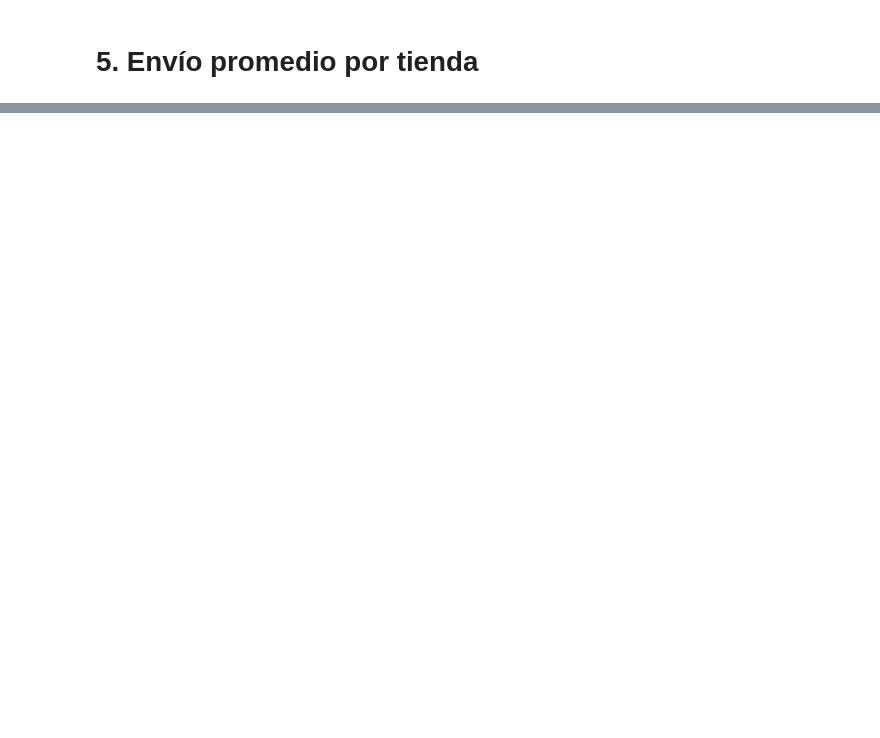
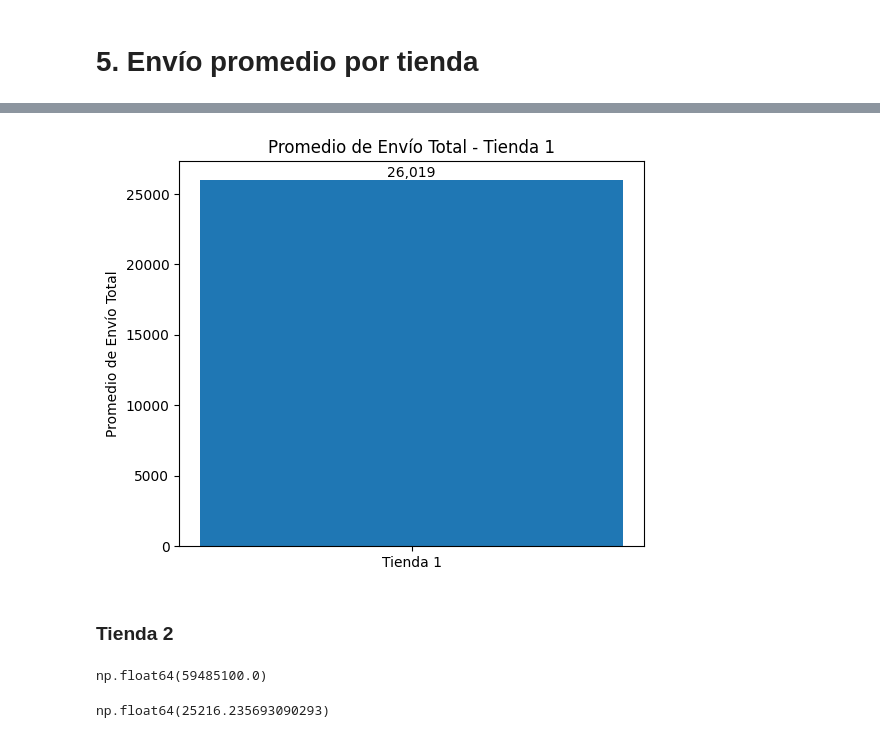
Before and after one commit to FernandoC1998/AluraStore_FCG, a Jupyter notebook: AluraStoreLatam.ipynb, the cells around one changed output, grey strips where cells are left out. Drawn from its saved outputs; the diff is of its cells as text; code cells hidden in the pictures; blank space fills up the shorter version.

```diff
--- a/AluraStoreLatam.ipynb
+++ b/AluraStoreLatam.ipynb
@@ -329,0 +500,30 @@ df_promedios
+# %%
+plt.figure(figsize=(6,5))
+bar = plt.bar('Tienda 1', prom_envio_tienda1)
+
+plt.title('Promedio de Envío Total - Tienda 1')
+plt.ylabel('Promedio de Envío Total')
+
+
+plt.text(
+    bar[0].get_x() + bar[0].get_width() / 2,
+    bar[0].get_height(),
+    f'{prom_envio_tienda1:,.0f}',
+    ha='center',
+    va='bottom'
+)
+plt.show()
+# %% [output]
+[figure, added]
+# %% [markdown]
+### **Tienda 2**
+# %%
+costo_envio_tienda2 = tienda2['Costo de envío'].sum()
+costo_envio_tienda2
+# %% [output]
+np.float64(59485100.0)
+# %%
+prom_envio_tienda2 = tienda2['Costo de envío'].mean()
+prom_envio_tienda2
+# %% [output]
+np.float64(25216.235693090293)
```
Also changed, not shown: parts of 35 cells of this notebook.
